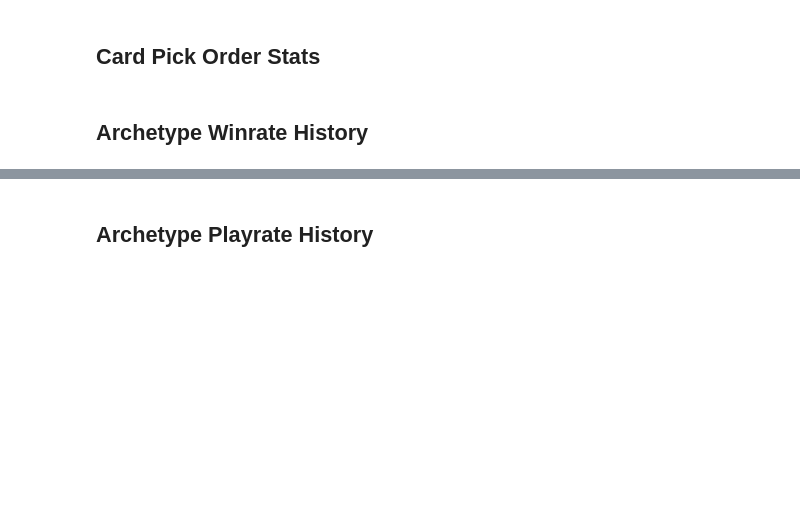
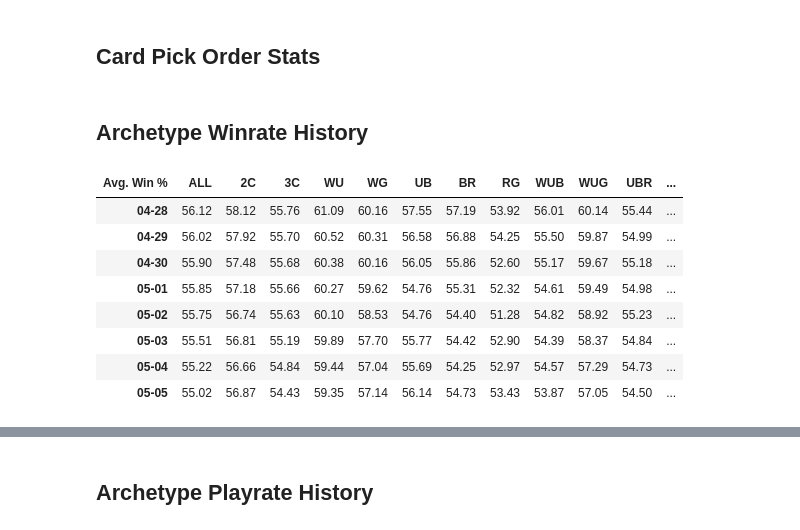
Before and after one commit to ZacharyMN709/DraftMetaReporter, a Jupyter notebook: Scratch.ipynb, the cells around one changed output, grey strips where cells are left out. Drawn from its saved outputs; the diff is of its cells as text; code cells hidden in the pictures; blank space fills up the shorter version.

```diff
--- a/Scratch.ipynb
+++ b/Scratch.ipynb
@@ -397,23 +405,3 @@ class SingleCardFuncs:
         if color_cols is not None:
             ret = ret[color_cols]
         return ret
-# %%
-def prettify_frame(frame):
-    frame = frame.round(2)
-    s = frame.style
-    s.format("{:.2f}")
-    cell_hover = {  # for row hover use <tr> instead of <td>
-        'selector': 'td:hover',
-        'props': [('background-color', '#ffffb3')]
-    }
-    index_names = {
-        'selector': '.index_name',
-        'props': 'font-style: italic; color: darkgrey; font-weight:normal;'
-    }
-    headers = {
-        'selector': 'th:not(.index_name)',
-        'props': 'background-color: #555555; color: white;'
-    }
-    s.set_table_styles([cell_hover, index_names, headers])
-    s.set_table_styles([{'selector': 'th.col_heading', 'props': 'text-align: left;'}], overwrite=False)
-    return s
@@ -863,0 +727,12 @@ examiner.plot_archetype_winrate_history(['WU', 'WG', 'UB', 'RB', 'RG'])
+# %%
+prettify_frame(examiner.get_archetype_winrate_history(['ALL', '2C', '3C', 'WU', 'WG', 'UB', 'BR', 'RG', 'WUB', 'WUG', 'UBR', 'BRG', 'WRG'], save=True))
+# %% [output]
+| Avg. Win % | ALL | 2C | 3C | WU | WG | UB | BR | RG | WUB | WUG | UBR | ... |
+| 04-28 | 56.12 | 58.12 | 55.76 | 61.09 | 60.16 | 57.55 | 57.19 | 53.92 | 56.01 | 60.14 | 55.44 | ... |
+| 04-29 | 56.02 | 57.92 | 55.70 | 60.52 | 60.31 | 56.58 | 56.88 | 54.25 | 55.50 | 59.87 | 54.99 | ... |
+| 04-30 | 55.90 | 57.48 | 55.68 | 60.38 | 60.16 | 56.05 | 55.86 | 52.60 | 55.17 | 59.67 | 55.18 | ... |
+| 05-01 | 55.85 | 57.18 | 55.66 | 60.27 | 59.62 | 54.76 | 55.31 | 52.32 | 54.61 | 59.49 | 54.98 | ... |
+| 05-02 | 55.75 | 56.74 | 55.63 | 60.10 | 58.53 | 54.76 | 54.40 | 51.28 | 54.82 | 58.92 | 55.23 | ... |
+| 05-03 | 55.51 | 56.81 | 55.19 | 59.89 | 57.70 | 55.77 | 54.42 | 52.90 | 54.39 | 58.37 | 54.84 | ... |
+| 05-04 | 55.22 | 56.66 | 54.84 | 59.44 | 57.04 | 55.69 | 54.25 | 52.97 | 54.57 | 57.29 | 54.73 | ... |
+| 05-05 | 55.02 | 56.87 | 54.43 | 59.35 | 57.14 | 56.14 | 54.73 | 53.43 | 53.87 | 57.05 | 54.50 | ... |
```
Also changed, not shown: parts of 36 cells of this notebook, 10 other files.
